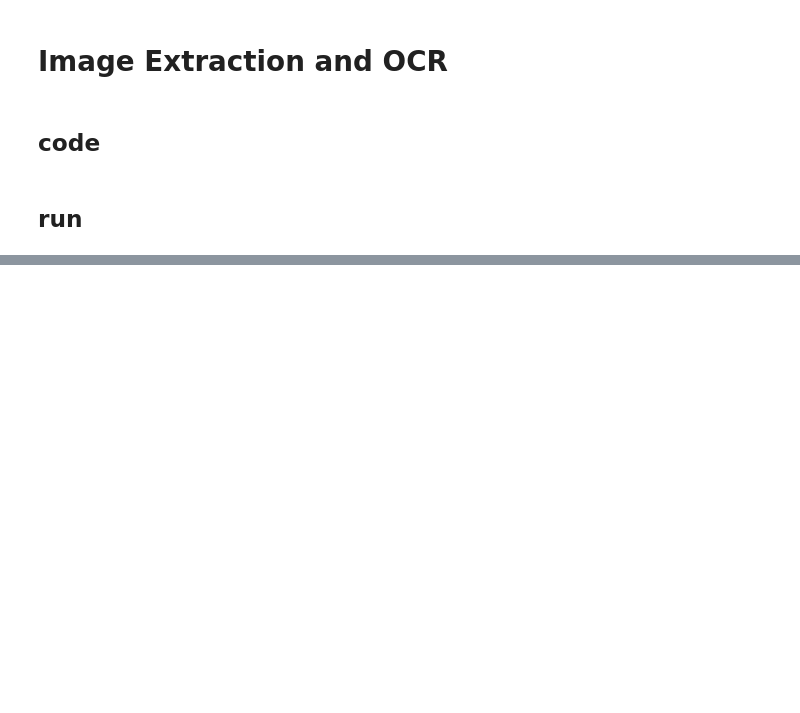
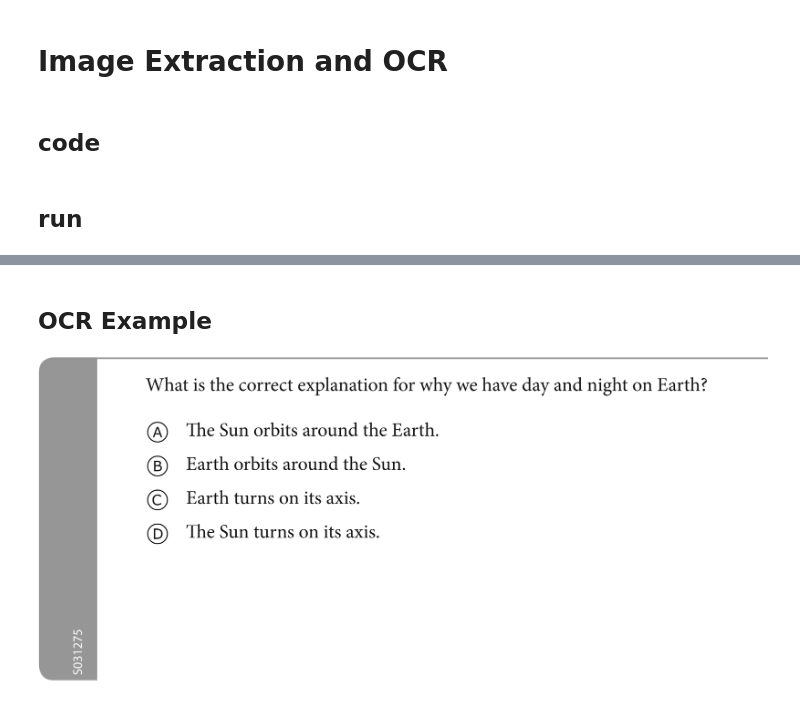
Before and after one commit to drschwenk/aristo_pdf_wm_remove, a Jupyter notebook: aristo_mss_extraction.ipynb, the cells around one changed output, grey strips where cells are left out. Drawn from its saved outputs; the diff is of its cells as text; code cells hidden in the pictures; blank space fills up the shorter version.

Commit message:
Notebook for extracting question images for aristo

```diff
--- a/aristo_mss_extraction.ipynb
+++ b/aristo_mss_extraction.ipynb
@@ -81,6 +194,13 @@ def draw_detections(pil_image, detections):
+# %% [markdown]
+## OCR Example
 # %%
-pdf_name = 'dec_test.pdf'
+pdf_name = './decryp_2011_TIMSS_4th_grade_Science_Release_84.pdf'
+# pdf_name = './decryp_2003_TIMSS_Science_4th_grade_released_75.pdf'
+
 pdf_doc = PyPDF2.PdfFileReader(open(pdf_name, "rb"))
-page_n = 30
-test_page = pdf_doc.getPage(page_n)
-img_to_disp = extract_image_from_page(test_page, pdf_name, page_n)
+pdf_page = pdf_doc.getPage(70)
+img_to_disp = extract_image_from_page(pdf_page, pdf_name, 70, True)
+# %%
+img_to_disp
+# %% [output]
+[figure, added]
```
Also changed, not shown: parts of 11 cells of this notebook.
